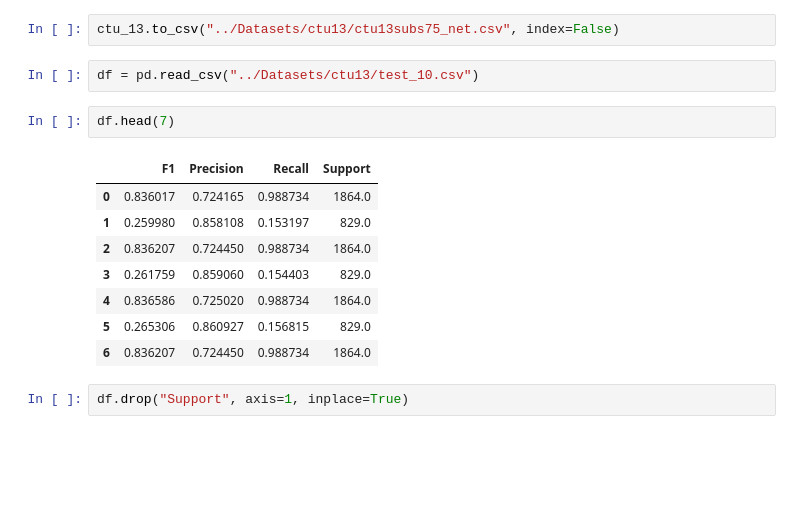
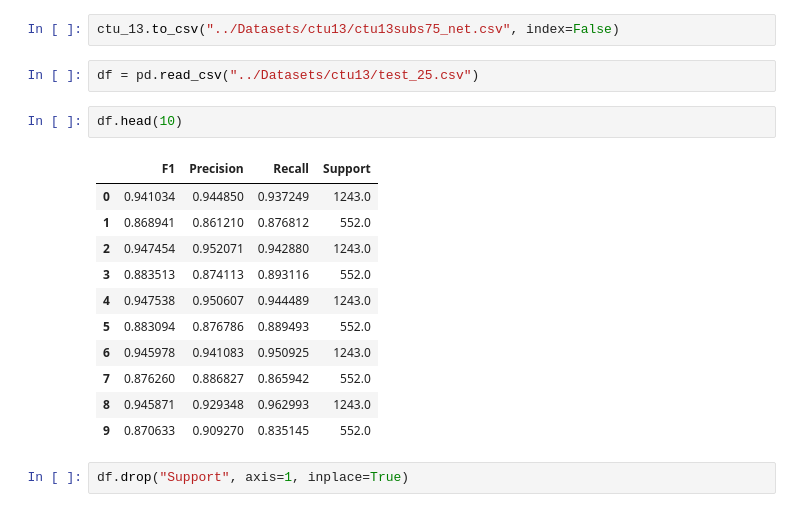
Before and after one commit to FrancoPalau/Deep-Active-Learning, a Jupyter notebook: Notebooks/Data_Harpo.ipynb, the cells around one changed output. Drawn from its saved outputs; the diff is of its cells as text; blank space fills up the shorter version.

```diff
--- a/Notebooks/Data_Harpo.ipynb
+++ b/Notebooks/Data_Harpo.ipynb
@@ -188,18 +188,21 @@ ctu_13.rename(columns={"State":"domain"}, inplace=True)
 # %%
 ctu_13.to_csv("../Datasets/ctu13/ctu13subs75_net.csv", index=False)
 # %%
-df = pd.read_csv("../Datasets/ctu13/test_10.csv")
+df = pd.read_csv("../Datasets/ctu13/test_25.csv")
 # %%
-df.head(7)
+df.head(10)
 # %% [output]
 |  | F1 | Precision | Recall | Support |
-| 0 | 0.836017 | 0.724165 | 0.988734 | 1864.0 |
-| 1 | 0.259980 | 0.858108 | 0.153197 | 829.0 |
-| 2 | 0.836207 | 0.724450 | 0.988734 | 1864.0 |
-| 3 | 0.261759 | 0.859060 | 0.154403 | 829.0 |
-| 4 | 0.836586 | 0.725020 | 0.988734 | 1864.0 |
-| 5 | 0.265306 | 0.860927 | 0.156815 | 829.0 |
-| 6 | 0.836207 | 0.724450 | 0.988734 | 1864.0 |
+| 0 | 0.941034 | 0.944850 | 0.937249 | 1243.0 |
+| 1 | 0.868941 | 0.861210 | 0.876812 | 552.0 |
+| 2 | 0.947454 | 0.952071 | 0.942880 | 1243.0 |
+| 3 | 0.883513 | 0.874113 | 0.893116 | 552.0 |
+| 4 | 0.947538 | 0.950607 | 0.944489 | 1243.0 |
+| 5 | 0.883094 | 0.876786 | 0.889493 | 552.0 |
+| 6 | 0.945978 | 0.941083 | 0.950925 | 1243.0 |
+| 7 | 0.876260 | 0.886827 | 0.865942 | 552.0 |
+| 8 | 0.945871 | 0.929348 | 0.962993 | 1243.0 |
+| 9 | 0.870633 | 0.909270 | 0.835145 | 552.0 |
 # %%
 df.drop("Support", axis=1, inplace=True)
 # %%
```
Also changed, not shown: parts of 4 cells of this notebook, 14 other files.
